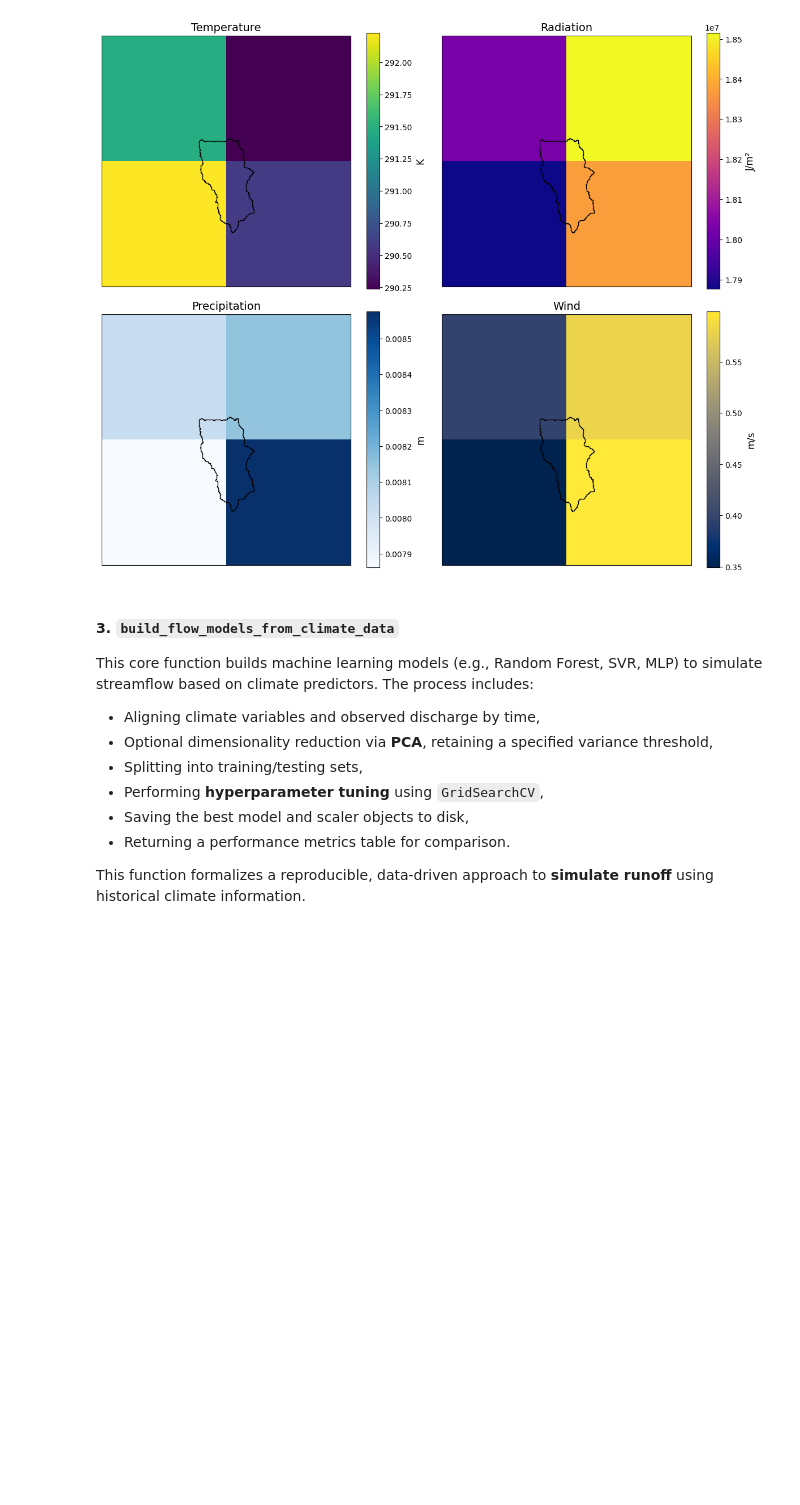
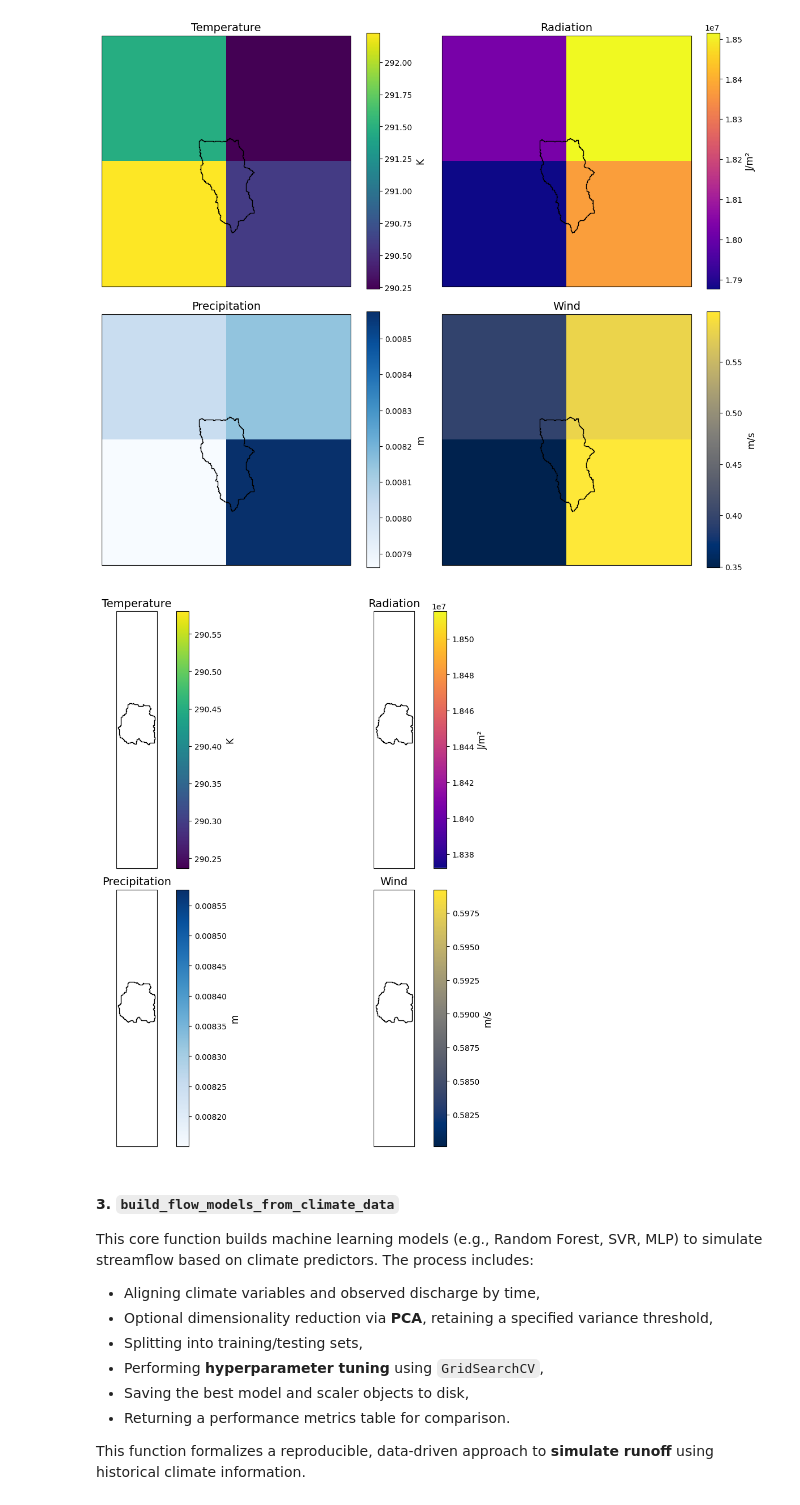
Before and after one commit to IHCantabria/SWIM_WaterBalanceModule, a Jupyter notebook: notebooks/Create_Regression_Models.ipynb, the cells around one changed output. Drawn from its saved outputs; the diff is of its cells as text; code cells hidden in the pictures; blank space fills up the shorter version.

```diff
--- a/notebooks/Create_Regression_Models.ipynb
+++ b/notebooks/Create_Regression_Models.ipynb
@@ -110,6 +112,20 @@ climate_data_2 = swim.extract_and_plot_climate_variables(
 )
 # %% [output]
 [figure]
+# %%
+climate_data_3 = swim.extract_and_plot_climate_variables(
+    nc_path="../data/climate/climate_data.nc",
+    basin_shapefile="../data/terrain/LasPalmas_basin.shp",
+    time_range=('1979-01-01', '2025-07-01'),
+    var_mapping={
+        't2m': 'Temperature',
+        'ssrd': 'Radiation',
+        'tp': 'Precipitation',
+        'sfcWind': 'Wind'
+    }
+)
+# %% [output]
+[figure, added]
 # %% [markdown]
 #### 3. `build_flow_models_from_climate_data`
 
```
Also changed, not shown: parts of 5 cells of this notebook, 1 other file.
